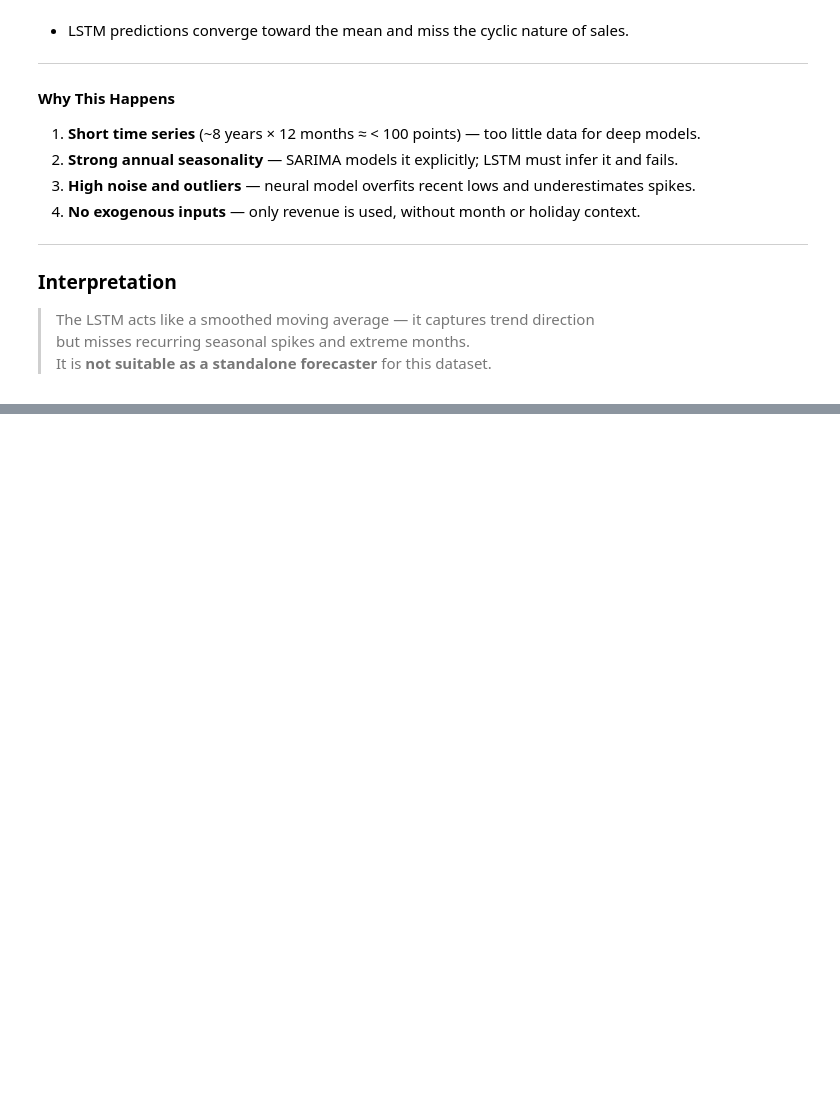
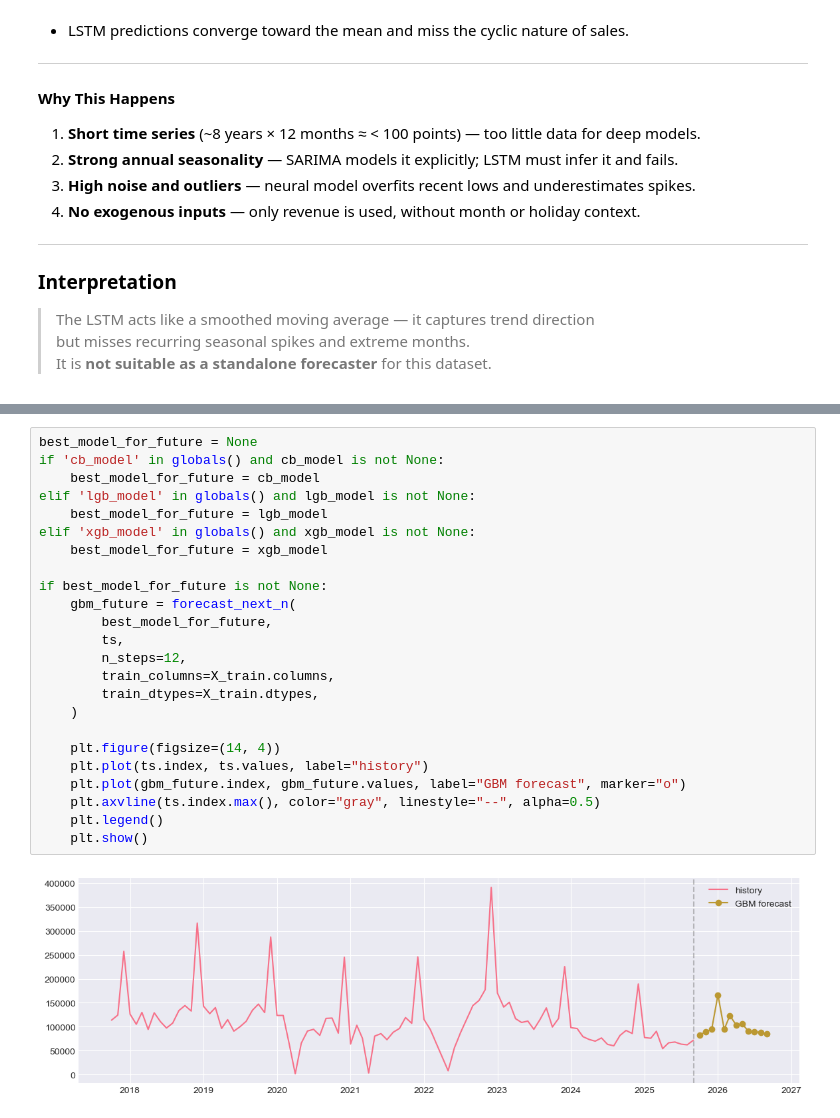
Before and after one commit to Ovkubiky/hramotii, a Jupyter notebook: eda.ipynb, the cells around one changed output, grey strips where cells are left out. Drawn from its saved outputs; the diff is of its cells as text; blank space fills up the shorter version.

```diff
--- a/eda.ipynb
+++ b/eda.ipynb
@@ -1398,0 +1752,26 @@ Low month value                            60,752             48,717
+# %%
+best_model_for_future = None
+if 'cb_model' in globals() and cb_model is not None:
+    best_model_for_future = cb_model
+elif 'lgb_model' in globals() and lgb_model is not None:
+    best_model_for_future = lgb_model
+elif 'xgb_model' in globals() and xgb_model is not None:
+    best_model_for_future = xgb_model
+
+if best_model_for_future is not None:
+    gbm_future = forecast_next_n(
+        best_model_for_future,
+        ts,
+        n_steps=12,
+        train_columns=X_train.columns,
+        train_dtypes=X_train.dtypes,
+    )
+
+    plt.figure(figsize=(14, 4))
+    plt.plot(ts.index, ts.values, label="history")
+    plt.plot(gbm_future.index, gbm_future.values, label="GBM forecast", marker="o")
+    plt.axvline(ts.index.max(), color="gray", linestyle="--", alpha=0.5)
+    plt.legend()
+    plt.show()
+# %% [output]
+[figure, added]
```
Also changed, not shown: parts of 10 cells of this notebook, 1 other file.
